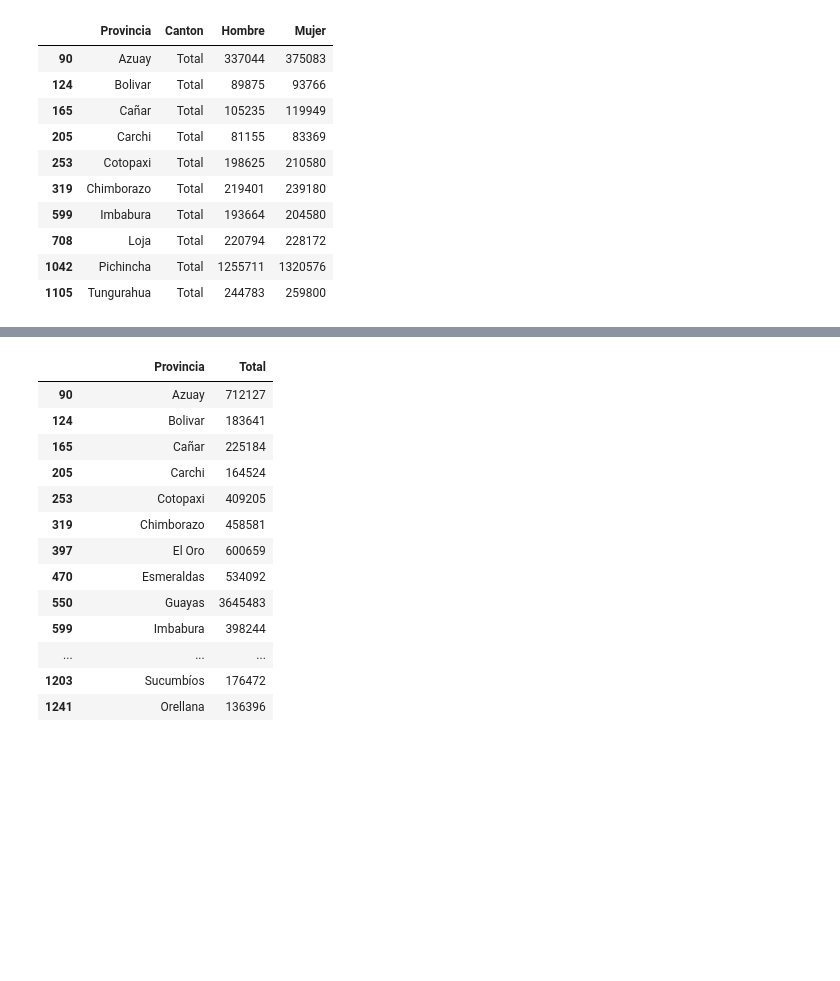
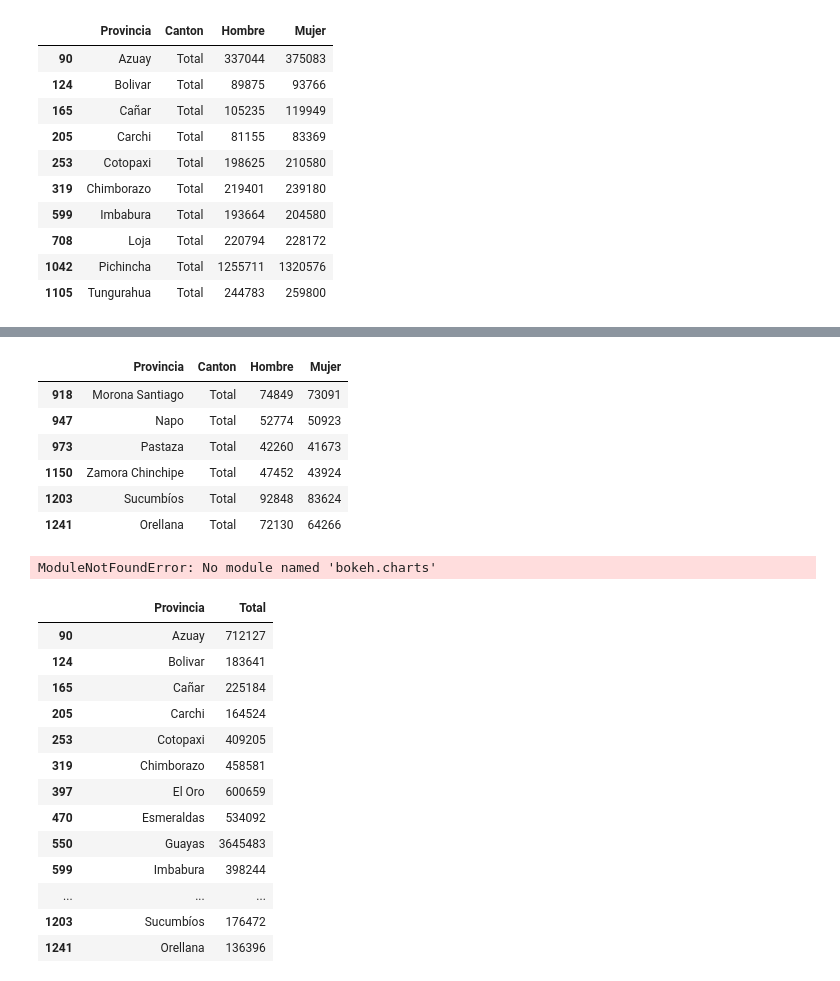
Before and after one commit to programacion-taw-utpl-001/trabajo-final-primer-bimestre-final-012, a Jupyter notebook: proyecto final/Untitled.ipynb, the cells around one changed output, grey strips where cells are left out. Cells and saved outputs as stored; diff of their text form; code cells hidden in the pictures; blank space fills up the shorter version.

Commit message:
correcion de errores y creacion de nuevos graficas

```diff
--- a/proyecto final/Untitled.ipynb
+++ b/proyecto final/Untitled.ipynb
@@ -265,6 +265,38 @@ show(p)
 # %% [output]
 [interactive output not drawn]
 [interactive output not drawn]
+# %%
+# ahora buscaremos solo las provincias de la costa
+tabla1. iloc [[ 918 ,  947,973,1150,1203 ,1241],  [0, 1,3,4 ]]
+# %% [output]
+|  | Provincia | Canton | Hombre | Mujer |
+| 918 | Morona Santiago | Total | 74849 | 73091 |
+| 947 | Napo | Total | 52774 | 50923 |
+| 973 | Pastaza | Total | 42260 | 41673 |
+| 1150 | Zamora Chinchipe | Total | 47452 | 43924 |
+| 1203 | Sucumbíos | Total | 92848 | 83624 |
+| 1241 | Orellana | Total | 72130 | 64266 |
+# %%
+from bokeh.charts import Dot, show, output_file
+
+# best support is with data in a format that is table-like
+data = {
+    'sample': ['1st', '2nd', '1st', '2nd', '1st', '2nd'],
+    'interpreter': ['python', 'python', 'pypy', 'pypy', 'jython', 'jython'],
+    'timing': [-2, 5, 12, 40, 22, 30],
+}
+
+# x-axis labels pulled from the interpreter column, stacking labels from sample column
+dots = Dot(data, values='timing', label='interpreter',
+           group='sample', agg='mean',
+           title="Python Interpreter Sampling",
+           legend='top_right', width=600)
+
+output_file("dots.html", title="dots.py example")
+
+show(dots)
+# %% [output]
+ModuleNotFoundError: No module named 'bokeh.charts'
 # %%
 # prsentaremos el total de poblacion por provincias
 tabla1. iloc [[ 90,124,165 , 205, 253, 319, 397, 470,550,599,708,749,847,918,947, 973 ,1042,1105,1150,1162,1203,1241,1251,1266,1273 ],  [0, 5]]
```
Also changed, not shown: parts of 6 cells of this notebook, 2 other files.
